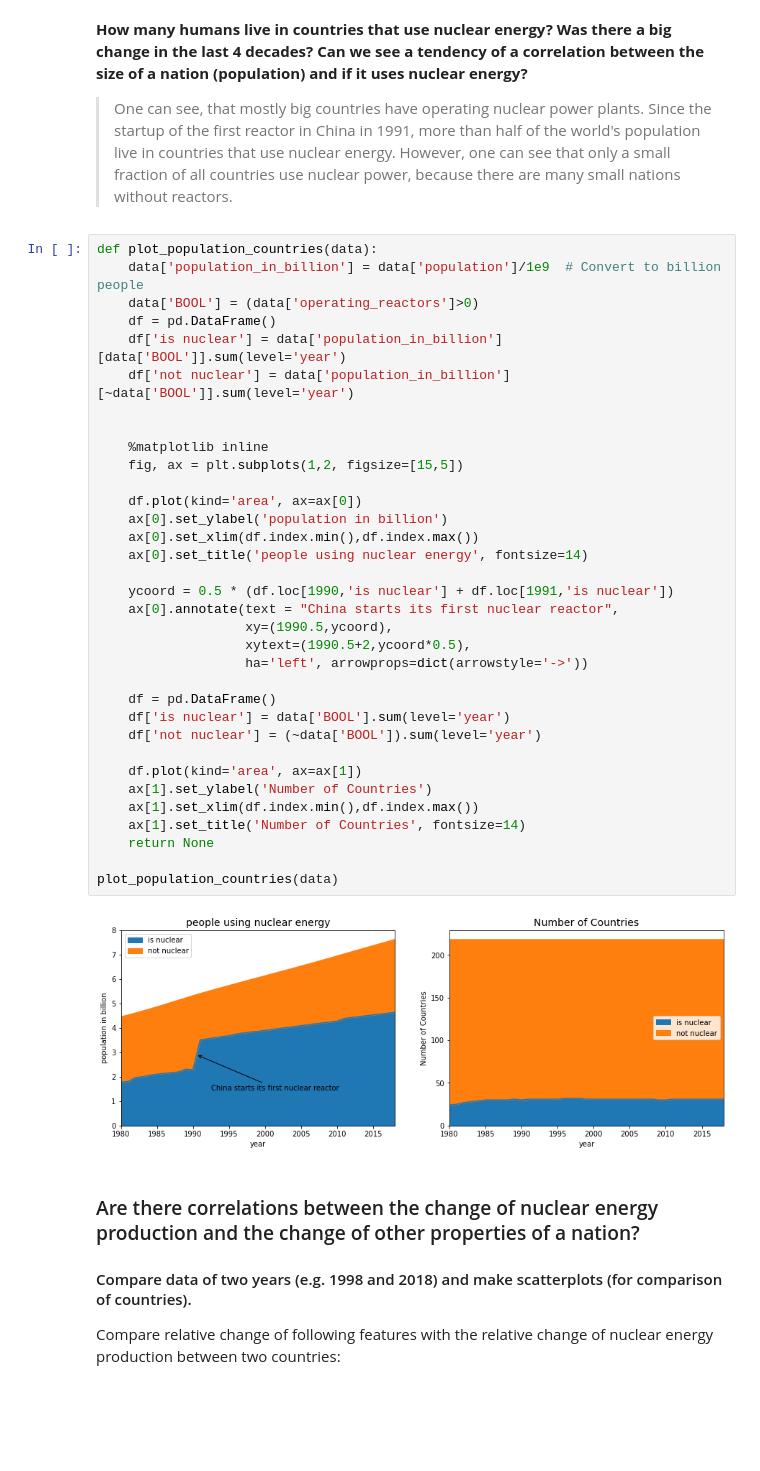
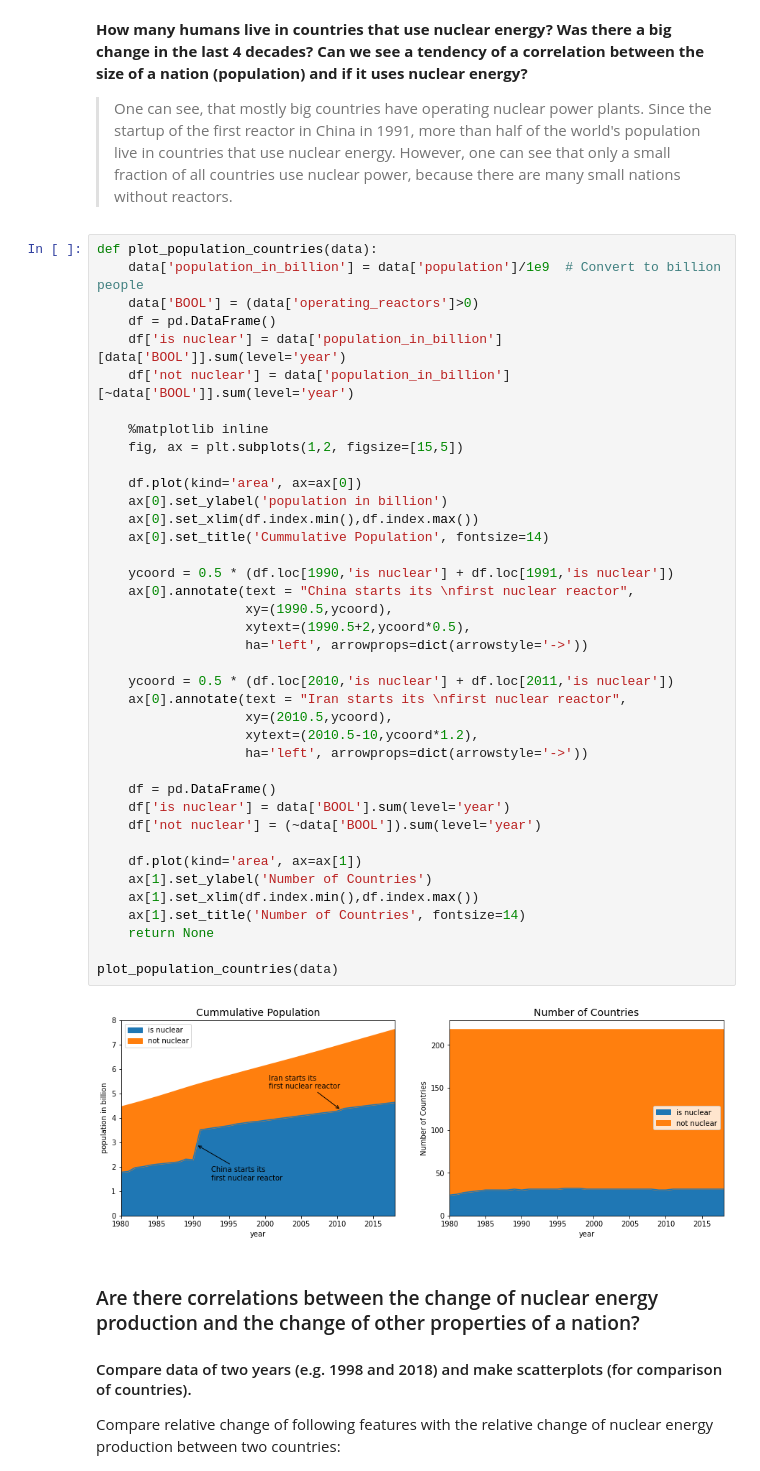
Before and after one commit to e8606876/dopp10, a Jupyter notebook: group_10.ipynb, the cells around one changed output. Cells and saved outputs as stored; diff of their text form; blank space fills up the shorter version.

```diff
--- a/group_10.ipynb
+++ b/group_10.ipynb
@@ -1036,37 +1035,42 @@ def plot_population_countries(data):
     data['population_in_billion'] = data['population']/1e9  # Convert to billion people
     data['BOOL'] = (data['operating_reactors']>0)
     df = pd.DataFrame()
     df['is nuclear'] = data['population_in_billion'][data['BOOL']].sum(level='year')
     df['not nuclear'] = data['population_in_billion'][~data['BOOL']].sum(level='year')
 
-
     %matplotlib inline
     fig, ax = plt.subplots(1,2, figsize=[15,5])
 
     df.plot(kind='area', ax=ax[0])
     ax[0].set_ylabel('population in billion')
     ax[0].set_xlim(df.index.min(),df.index.max())
-    ax[0].set_title('people using nuclear energy', fontsize=14)
+    ax[0].set_title('Cummulative Population', fontsize=14)
 
     ycoord = 0.5 * (df.loc[1990,'is nuclear'] + df.loc[1991,'is nuclear'])
-    ax[0].annotate(text = "China starts its first nuclear reactor",
+    ax[0].annotate(text = "China starts its \nfirst nuclear reactor",
                    xy=(1990.5,ycoord),
                    xytext=(1990.5+2,ycoord*0.5),
+                   ha='left', arrowprops=dict(arrowstyle='->'))
+
+    ycoord = 0.5 * (df.loc[2010,'is nuclear'] + df.loc[2011,'is nuclear'])
+    ax[0].annotate(text = "Iran starts its \nfirst nuclear reactor",
+                   xy=(2010.5,ycoord),
+                   xytext=(2010.5-10,ycoord*1.2),
                    ha='left', arrowprops=dict(arrowstyle='->'))
 
     df = pd.DataFrame()
     df['is nuclear'] = data['BOOL'].sum(level='year')
     df['not nuclear'] = (~data['BOOL']).sum(level='year')
 
     df.plot(kind='area', ax=ax[1])
     ax[1].set_ylabel('Number of Countries')
     ax[1].set_xlim(df.index.min(),df.index.max())
     ax[1].set_title('Number of Countries', fontsize=14)
     return None
 
 plot_population_countries(data)
 # %% [output]
-[figure, old version]
+[figure, new version]
 # %% [markdown]
 ### Are there correlations between the change of nuclear energy production and the change of other properties of a nation?
 
```
Also changed, not shown: parts of 1 cell of this notebook, 8 other files.
